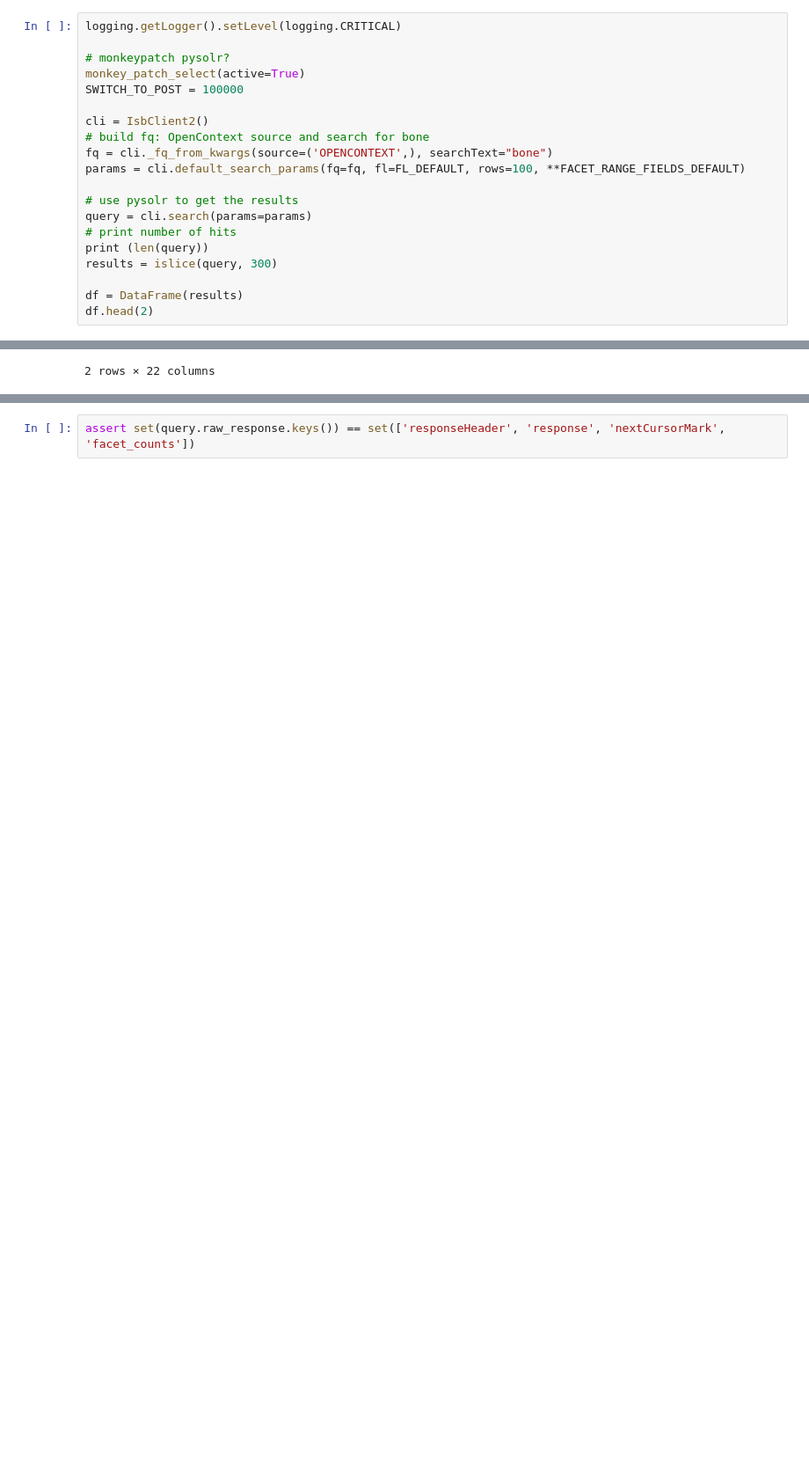
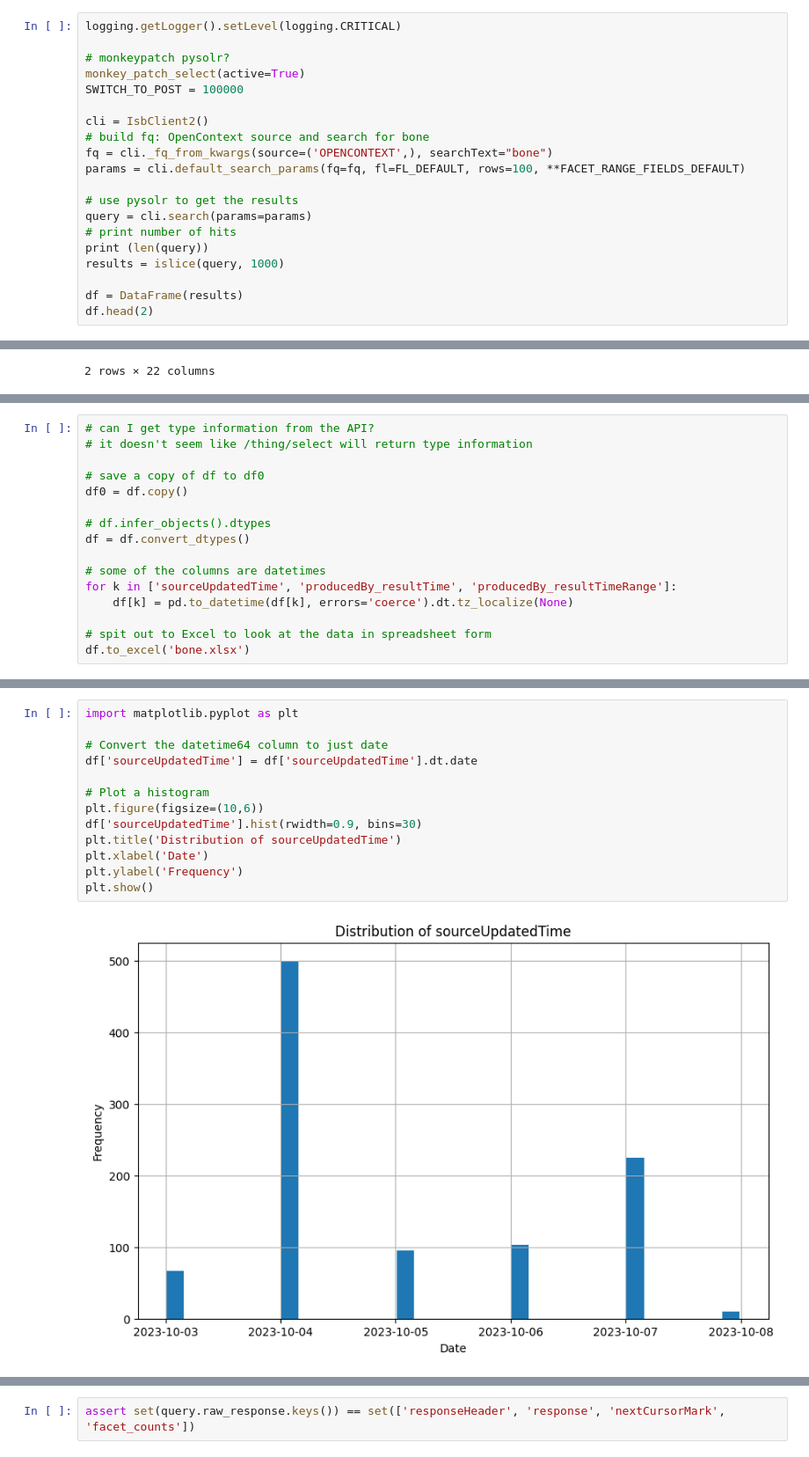
Before and after one commit to isamplesorg/examples, a Jupyter notebook: basic/record_counts.ipynb, the cells around one changed output, grey strips where cells are left out. Shown at 88% size. Cells and saved outputs as stored; diff of their text form; blank space fills up the shorter version.

```diff
--- a/basic/record_counts.ipynb
+++ b/basic/record_counts.ipynb
@@ -203,7 +204,7 @@ params = cli.default_search_params(fq=fq, fl=FL_DEFAULT, rows=100, **FACET_RANGE
 query = cli.search(params=params)
 # print number of hits
 print (len(query))
-results = islice(query, 300)
+results = islice(query, 1000)
 
 df = DataFrame(results)
 df.head(2)
@@ -215,0 +232,16 @@ df.head(2)
+# %%
+# can I get type information from the API?
+# it doesn't seem like /thing/select will return type information
+
+# save a copy of df to df0
+df0 = df.copy()
+
+# df.infer_objects().dtypes
+df = df.convert_dtypes()
+
+# some of the columns are datetimes
+for k in ['sourceUpdatedTime', 'producedBy_resultTime', 'producedBy_resultTimeRange']:
+    df[k] = pd.to_datetime(df[k], errors='coerce').dt.tz_localize(None)
+
+# spit out to Excel to look at the data in spreadsheet form
+df.to_excel('bone.xlsx')
@@ -215,0 +259,15 @@ df.head(2)
+# %%
+import matplotlib.pyplot as plt
+
+# Convert the datetime64 column to just date
+df['sourceUpdatedTime'] = df['sourceUpdatedTime'].dt.date
+
+# Plot a histogram
+plt.figure(figsize=(10,6))
+df['sourceUpdatedTime'].hist(rwidth=0.9, bins=30)
+plt.title('Distribution of sourceUpdatedTime')
+plt.xlabel('Date')
+plt.ylabel('Frequency')
+plt.show()
+# %% [output]
+[figure, added]
```
Also changed, not shown: parts of 44 cells of this notebook, 5 other files.
